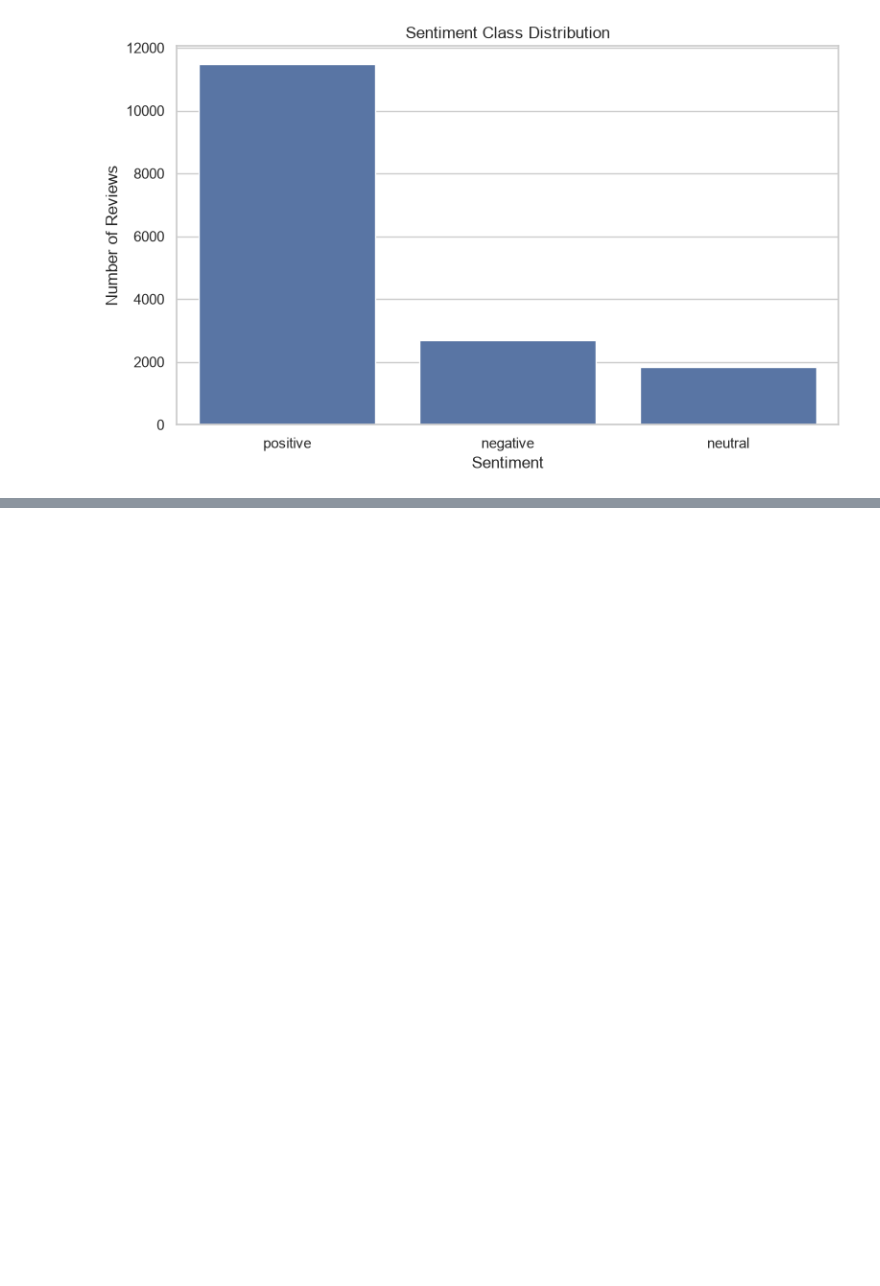
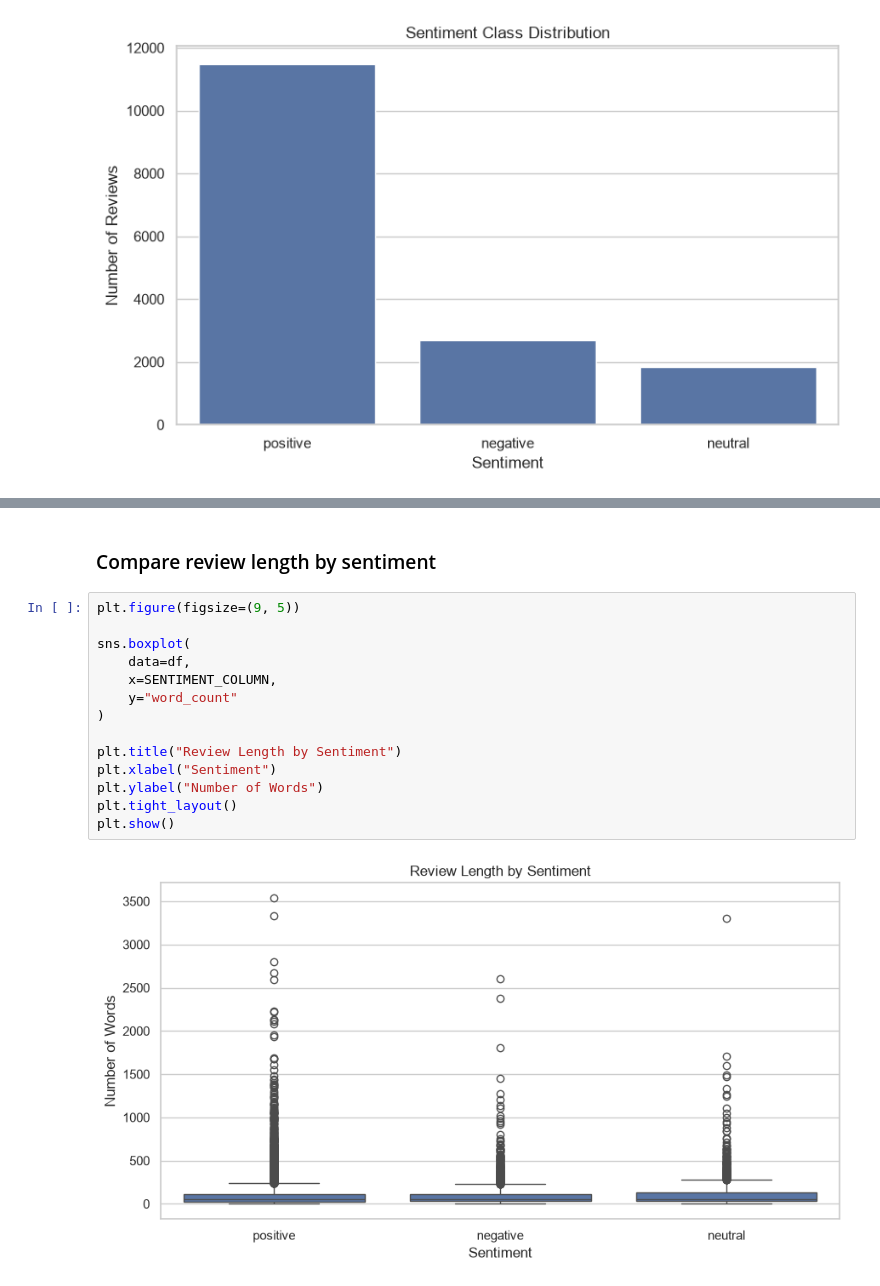
Before and after one commit to HimashMadushanka/Mobile-Review-Sentiment-Analysis, a Jupyter notebook: notebooks/03_Exploratory_Data_Analysis.ipynb, the cells around one changed output, grey strips where cells are left out. Drawn from its saved outputs; the diff is of its cells as text; blank space fills up the shorter version.

```diff
--- a/notebooks/03_Exploratory_Data_Analysis.ipynb
+++ b/notebooks/03_Exploratory_Data_Analysis.ipynb
@@ -117,0 +151,18 @@ plt.show()
+# %% [markdown]
+### Compare review length by sentiment
+# %%
+plt.figure(figsize=(9, 5))
+
+sns.boxplot(
+    data=df,
+    x=SENTIMENT_COLUMN,
+    y="word_count"
+)
+
+plt.title("Review Length by Sentiment")
+plt.xlabel("Sentiment")
+plt.ylabel("Number of Words")
+plt.tight_layout()
+plt.show()
+# %% [output]
+[figure, added]
```
Also changed, not shown: parts of 10 cells of this notebook.
